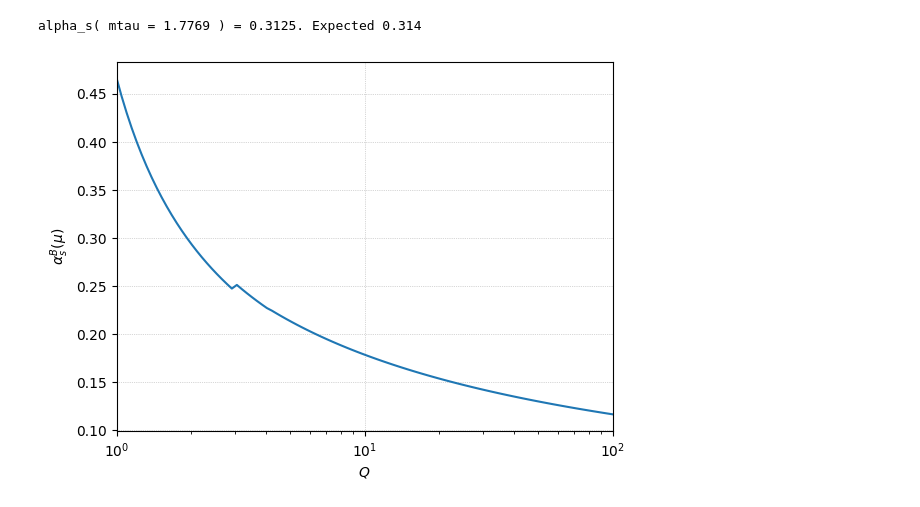
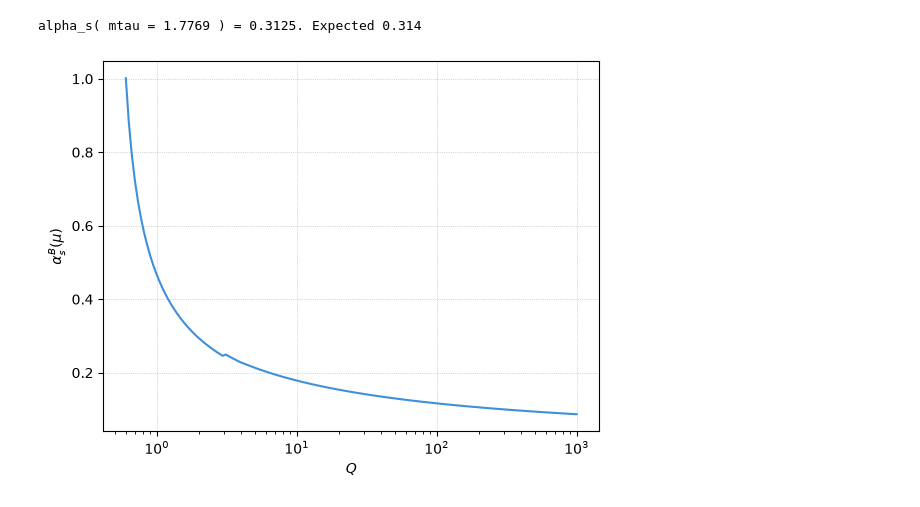
Before and after one commit to phananhvu1609/toponium, a Jupyter notebook: plot/analysis.ipynb, the cells around one changed output. Saved outputs shown, nothing was run; the diff lists cells and outputs as text; code cells hidden in the pictures.

```diff
--- a/plot/analysis.ipynb
+++ b/plot/analysis.ipynb
@@ -112,8 +86,9 @@ import rundec # See https://github.com/DavidMStraub/rundec-python
 
 crd = rundec.CRunDec()
 alphas_MZ=0.1181 # See 1703.03751
-MZ = 91.1876
-mt = 172.56
+MZ = 91.1876    # GeV
+mt = 172.56     # GeV
+Gammat = 1.36   # GeV
 nfMmu_t=rundec.TriplenfMmu()
 nfMmu_t.nf=6
 nfMmu_t.Mth=mt
@@ -130,12 +105,13 @@ def run_alpha_s(mu):
     if mu < nfMmu_t.muth and mu >= nfMmu_b.muth: # between b and t -> 5 flavours
         return crd.AlphasExact(alphas_MZ,MZ,mu,5,5)
     elif mu >= nfMmu_t.muth:
-        raise NotImplementedError("Not implemented. See crd.crd.AlL2AlH")
+        # raise NotImplementedError("Not implemented. See crd.crd.AlL2AlH")
+        return crd.AlphasExact(alphas_MZ,MZ,mu,5,5)
     elif mu < nfMmu_b.muth and mu >= nfMmu_c.muth: # between c and b -> 4 flavours
         nfMmu_array = rundec.TriplenfMmuArray(5)
         nfMmu_array[0] = nfMmu_b
         return crd.AlH2AlL(ash=alphas_MZ,mu1=MZ,decpar=nfMmu_array,mu2=mu,nloops=4)
-    elif mu < nfMmu_c.muth and mu >= 1: # between mc and 1 GeV
+    elif mu < nfMmu_c.muth and mu >= 0.506: # between mc and 0.6 GeV
         nfMmu_array = rundec.TriplenfMmuArray(5)
         nfMmu_array[0] = nfMmu_b
         nfMmu_array[1] = nfMmu_c
@@ -148,22 +124,22 @@ alpha_s( mtau = 1.7769 ) = 0.3125. Expected 0.314
 # %%
 import numpy as np
 import matplotlib.pyplot as plt
 
-x = np.logspace(0,2,100)
+x = np.logspace(np.log10(0.6),3,150)
 y = np.asarray([run_alpha_s(mu) for mu in x])
 
 plt.figure()
 plt.plot(x, y, label='$\\alpha^B_s(\\mu)$')
 plt.xlabel('$Q$')
 # plt.yscale('log')
 plt.ylabel('$\\alpha^B_s(\\mu)$')
 plt.xscale('log')
-plt.xlim(1, 100)
+# plt.xlim(1, 1000)
 # plt.title('Plot of f(x)')
 plt.grid(True, linestyle=':', linewidth=0.5)
 # plt.legend()
 plt.savefig('running-alphaS.pdf', bbox_inches='tight')
 plt.show()
 # %% [output]
-[figure, old version]
+[figure, new version]
 # %%
```
Also changed, not shown: parts of 17 cells of this notebook, 5 other files.
